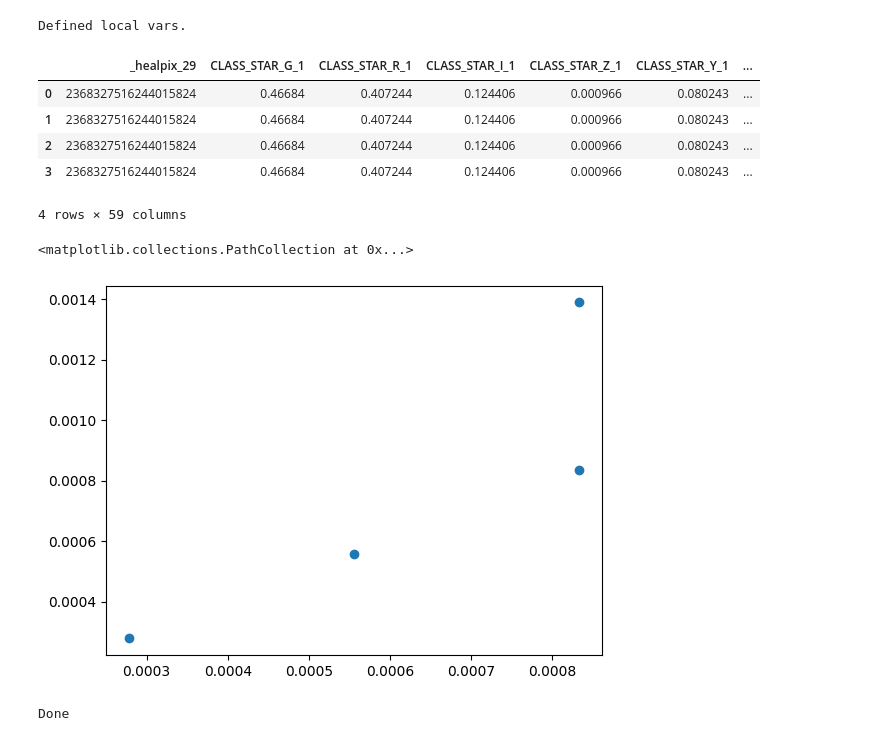
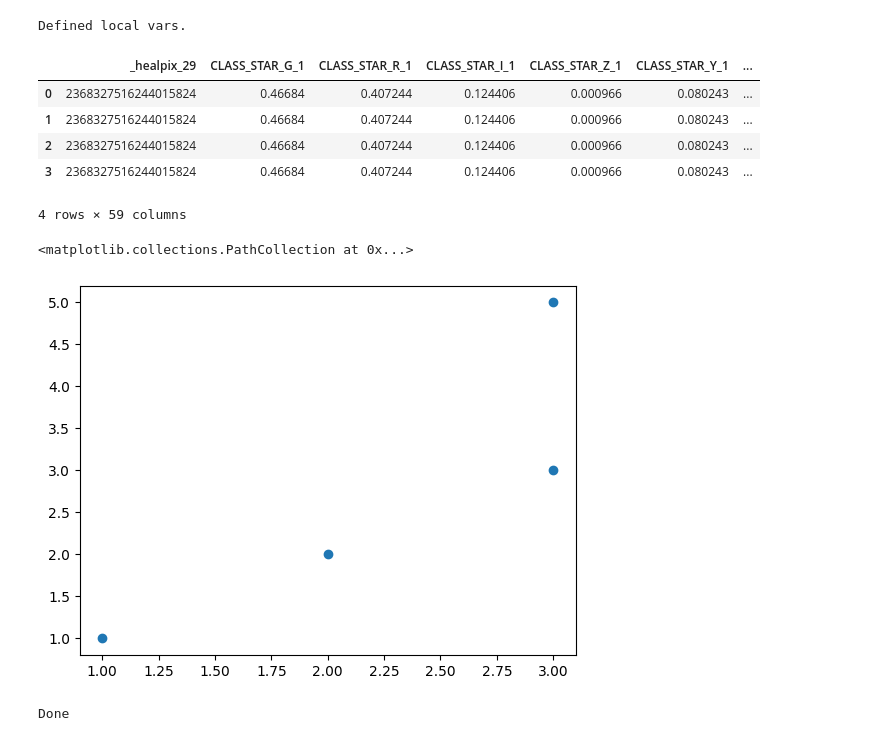
Before and after one commit to JoaoDPassos/brown-dwarf-search, a Jupyter notebook: Jupyter Notebooks/kth_star_pipeline/prototyping/test_cases.ipynb, the cells around one changed output. Cells and saved outputs as stored; diff of their text form; code cells hidden in the pictures.

```diff
--- a/Jupyter Notebooks/kth_star_pipeline/prototyping/test_cases.ipynb
+++ b/Jupyter Notebooks/kth_star_pipeline/prototyping/test_cases.ipynb
@@ -54,20 +54,20 @@ Defined local vars.
 # %%
 test_1 = pd.read_csv('sample_test.csv')[:4]
 test_1['RA_1'] = np.array([1,1,1,1])/3600
 test_1['DEC_1'] = np.array([1,1,1,1])/3600
 test_1['RA_2'] = np.array([1,2,3,3])/3600
 test_1['DEC_2'] = np.array([1,2,3,5])/3600
 display(test_1)
-plt.scatter(test_1['RA_2'], test_1['DEC_2'])
+plt.scatter(test_1['RA_2'] * 3600, test_1['DEC_2'] * 3600)
 # %% [output]
 |  | _healpix_29 | CLASS_STAR_G_1 | CLASS_STAR_R_1 | CLASS_STAR_I_1 | CLASS_STAR_Z_1 | CLASS_STAR_Y_1 | ... |
 | 0 | 2368327516244015824 | 0.46684 | 0.407244 | 0.124406 | 0.000966 | 0.080243 | ... |
 | 1 | 2368327516244015824 | 0.46684 | 0.407244 | 0.124406 | 0.000966 | 0.080243 | ... |
 | 2 | 2368327516244015824 | 0.46684 | 0.407244 | 0.124406 | 0.000966 | 0.080243 | ... |
 | 3 | 2368327516244015824 | 0.46684 | 0.407244 | 0.124406 | 0.000966 | 0.080243 | ... |
 4 rows × 59 columns
 <matplotlib.collections.PathCollection at 0x...>
-[figure, old version]
+[figure, new version]
 # %%
 importlib.reload(hpms)
 print("Done")
```
Also changed, not shown: parts of 3 cells of this notebook, 3 other files.
